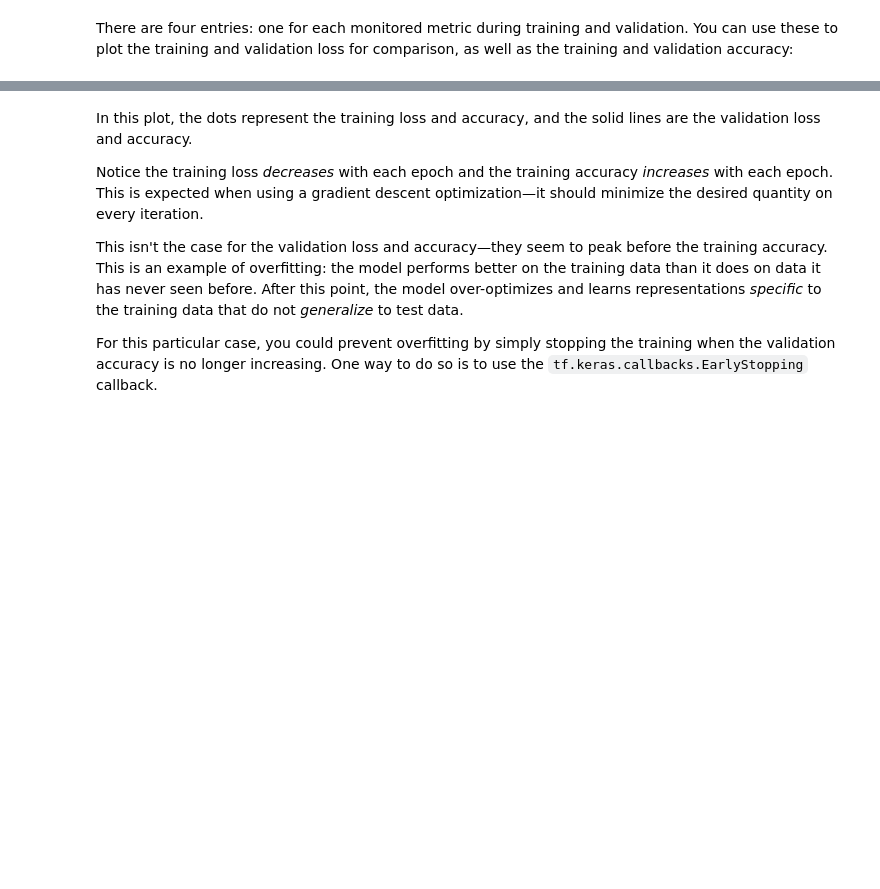
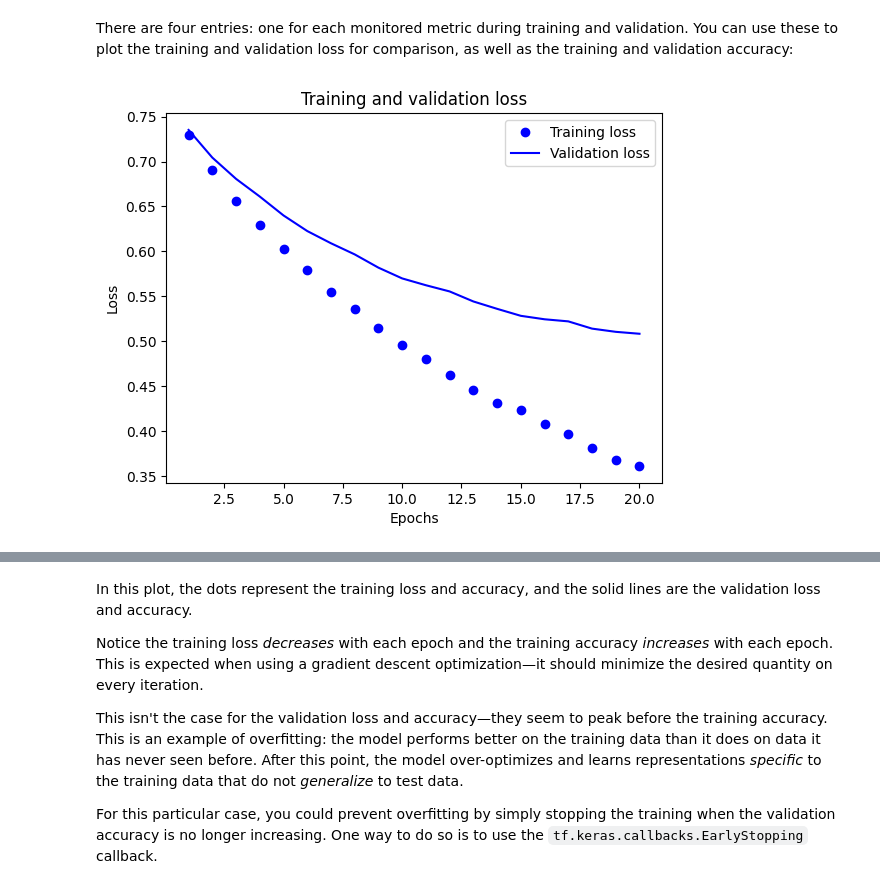
Before and after one commit to Learningtotry/BashPomo, a Jupyter notebook: site/en/tutorials/keras/text_classification.ipynb, the cells around one changed output, grey strips where cells are left out. Cells and saved outputs as stored; diff of their text form; code cells hidden in the pictures; blank space fills up the shorter version.

```diff
--- a/site/en/tutorials/keras/text_classification.ipynb
+++ b/site/en/tutorials/keras/text_classification.ipynb
@@ -219,7 +198,14 @@ max_features = 10000
 sequence_length = 250
 
 vectorize_layer = layers.TextVectorization(
-    standardize=custom_standardization,
+    standardize=standardize,
     max_tokens=max_features,
-    output_mode='int',
-    output_sequence_length=sequence_length)
+    output_mode="int",
+    output_sequence_length=sequence_length
+)
+
+#vectorize_layer = layers.TextVectorization(
+#    standardize=standardize,
+#    max_tokens=max_features,
+#    output_mode='int',
+#    output_sequence_length=sequence_length)
@@ -284,6 +319,6 @@ model = tf.keras.Sequential([
   layers.Dropout(0.2),
   layers.GlobalAveragePooling1D(),
   layers.Dropout(0.2),
-  layers.Dense(1, activation='sigmoid')])
+  layers.Dense(4, activation='sigmoid')])
 
 model.summary()
@@ -300,15 +354,15 @@ A model needs a loss function and an optimizer for training. Since this is a bin
 
 Now, configure the model to use an optimizer and a loss function:
 # %%
-model.compile(loss=losses.BinaryCrossentropy(),
+model.compile(loss=losses.SparseCategoricalCrossentropy(),
               optimizer='adam',
-              metrics=[tf.metrics.BinaryAccuracy(threshold=0.5)])
+              metrics=["accuracy"])
 # %% [markdown]
 ### Train the model
 
 You will train the model by passing the `dataset` object to the fit method.
 # %%
-epochs = 10
+epochs = 20
 history = model.fit(
     train_ds,
     validation_data=val_ds,
@@ -334,23 +412,25 @@ history_dict.keys()
 # %% [markdown]
 There are four entries: one for each monitored metric during training and validation. You can use these to plot the training and validation loss for comparison, as well as the training and validation accuracy:
 # %%
-acc = history_dict['binary_accuracy']
-val_acc = history_dict['val_binary_accuracy']
+acc = history_dict['accuracy']
+val_acc = history_dict['val_accuracy']
 loss = history_dict['loss']
 val_loss = history_dict['val_loss']
 
 epochs = range(1, len(acc) + 1)
 
 # "bo" is for "blue dot"
 plt.plot(epochs, loss, 'bo', label='Training loss')
 # b is for "solid blue line"
 plt.plot(epochs, val_loss, 'b', label='Validation loss')
 plt.title('Training and validation loss')
 plt.xlabel('Epochs')
 plt.ylabel('Loss')
 plt.legend()
 
 plt.show()
+# %% [output]
+[figure, added]
 # %%
 plt.plot(epochs, acc, 'bo', label='Training acc')
 plt.plot(epochs, val_acc, 'b', label='Validation acc')
```
Also changed, not shown: parts of 32 cells of this notebook.
